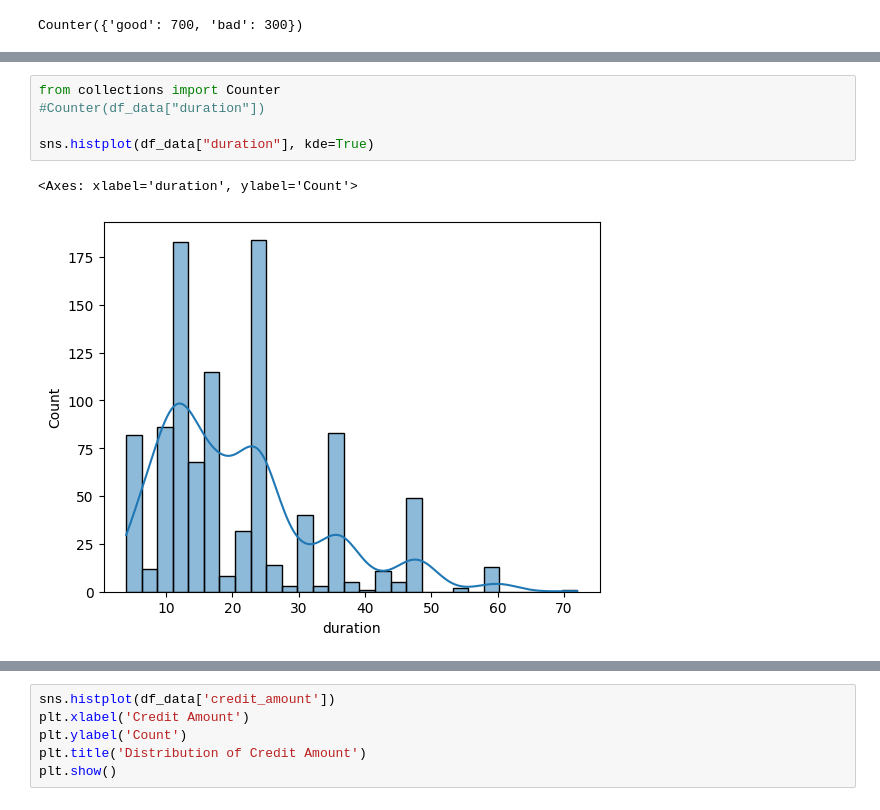
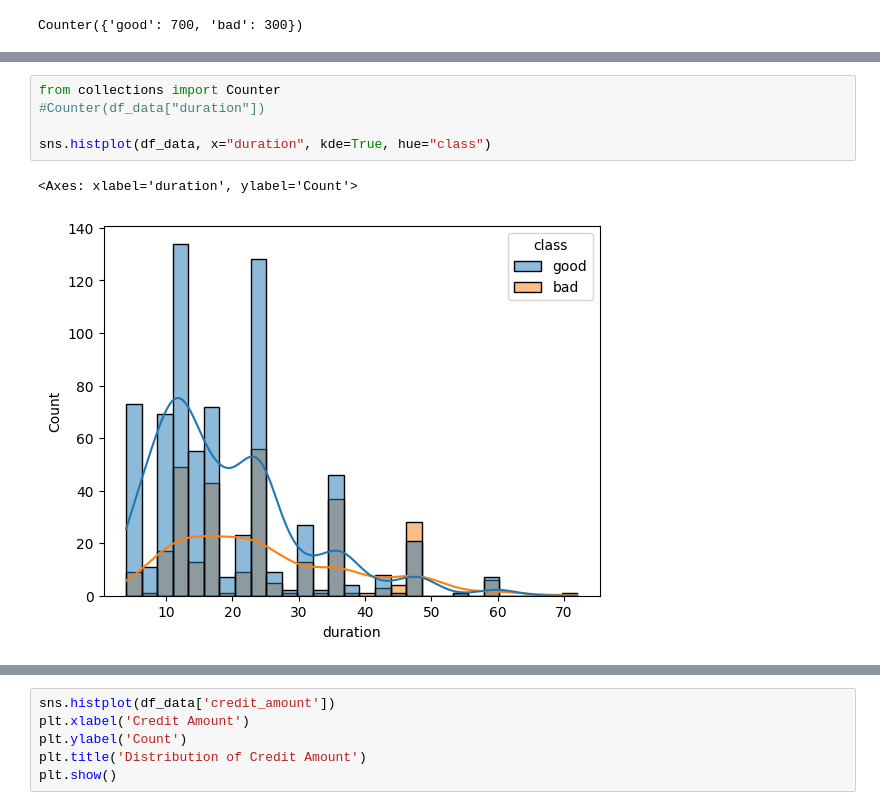
Before and after one commit to MaxPersoon/XAI-Project, a Jupyter notebook: EDA notebook ME.ipynb, the cells around one changed output, grey strips where cells are left out. Saved outputs shown, nothing was run; the diff lists cells and outputs as text.

```diff
--- a/EDA notebook ME.ipynb
+++ b/EDA notebook ME.ipynb
@@ -173,8 +178,8 @@ Counter({'good': 700, 'bad': 300})
 # %%
 from collections import Counter
 #Counter(df_data["duration"])
 
-sns.histplot(df_data["duration"], kde=True)
+sns.histplot(df_data, x="duration", kde=True, hue="class")
 # %% [output]
 <Axes: xlabel='duration', ylabel='Count'>
-[figure, old version]
+[figure, new version]
```
Also changed, not shown: parts of 14 cells of this notebook.
